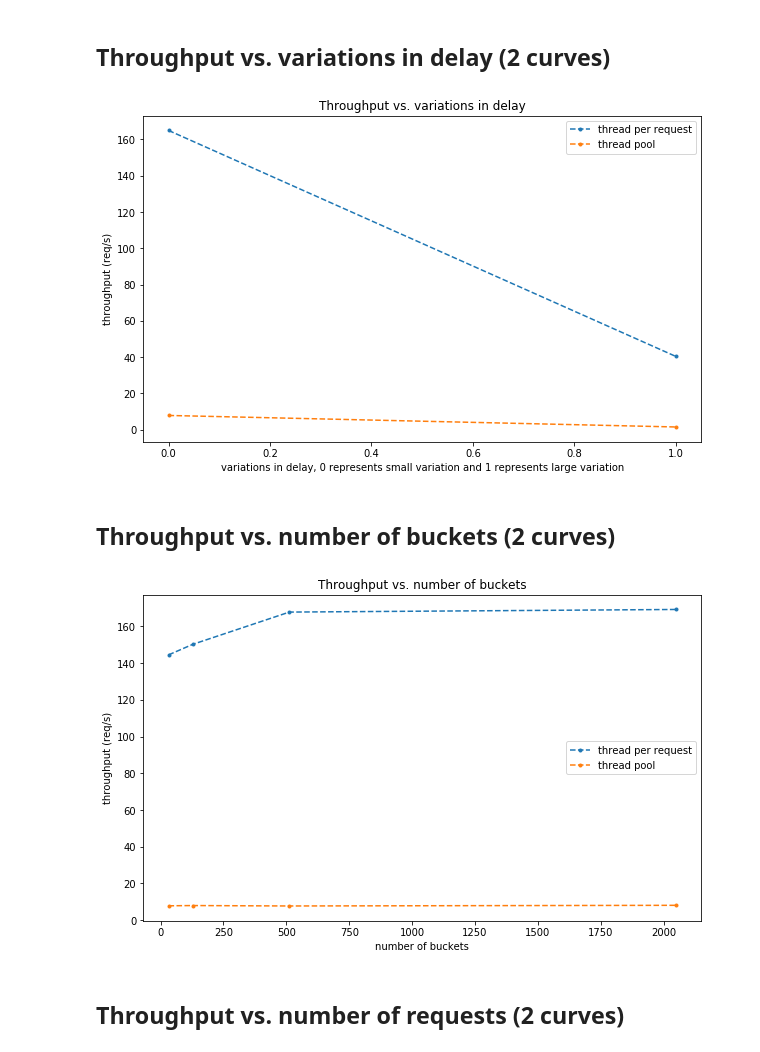
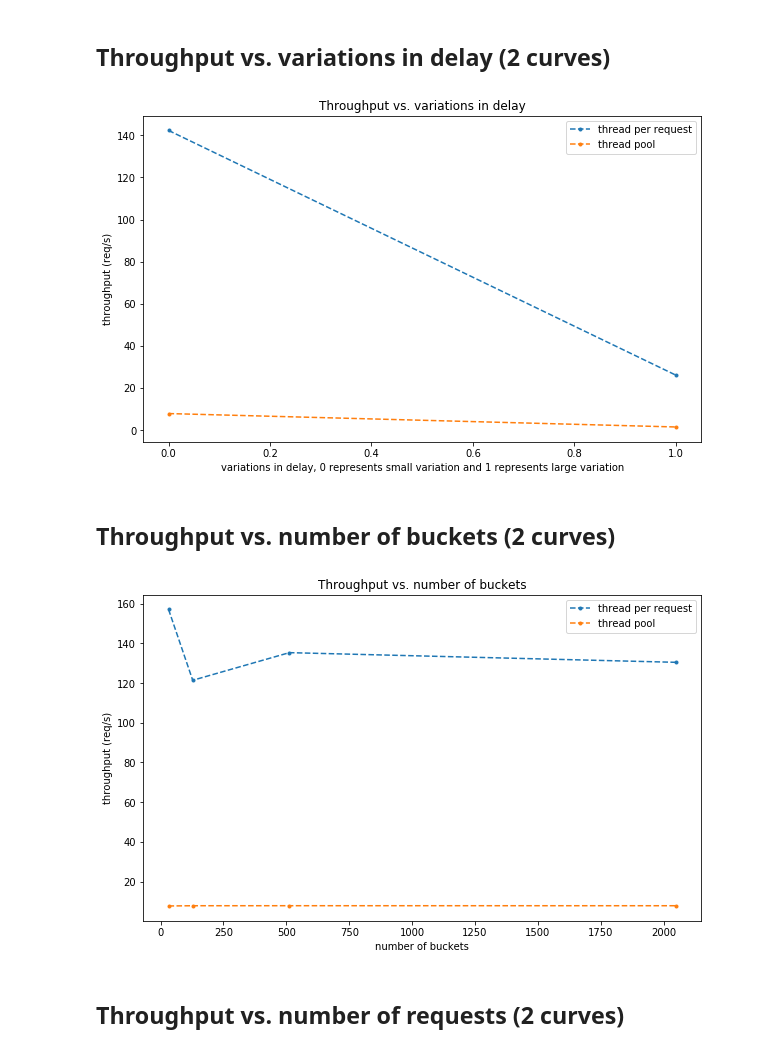
Before and after one commit to dreamGirl1996/multi_thread, a Jupyter notebook: testing/test_plots.ipynb, the cells around one changed output. Cells and saved outputs as stored; diff of their text form; code cells hidden in the pictures.

```diff
--- a/testing/test_plots.ipynb
+++ b/testing/test_plots.ipynb
@@ -22,8 +24,8 @@ plt.show()
 # %% [markdown]
 ## Throughput vs. variations in delay (2 curves)
 # %%
-throughput_pr = np.array([164.949, 40.39561])
-throughput_tp = np.array([7.85957, 1.50769])
+throughput_pr = np.array([142.314, 26.0762])
+throughput_tp = np.array([7.82676, 1.45316])
 core = np.array([0,1])
 
 plt.figure(figsize=(10, 6))
@@ -35,24 +37,24 @@ plt.ylabel('throughput (req/s)')
 plt.title('Throughput vs. variations in delay')
 plt.show()
 # %% [output]
-[figure, old version]
+[figure, new version]
 # %% [markdown]
 ## Throughput vs. number of buckets (2 curves)
 # %%
-throughput_pr = np.array([144.509, 150.253, 167.834, 169.26])
-throughput_tp = np.array([7.76162, 7.90273, 7.67094, 8.03119])
+throughput_pr = np.array([157.036, 121.372, 135.288, 130.42])
+throughput_tp = np.array([7.70693, 7.82961, 7.83958, 7.83216])
 core = np.array([32, 128, 512, 2048])
 
 plt.figure(figsize=(10, 6))
 plt.plot(core, throughput_pr, '.--', label='thread per request')
 plt.plot(core, throughput_tp, '.--', label='thread pool')
 plt.legend()
 plt.xlabel('number of buckets')
 plt.ylabel('throughput (req/s)')
 plt.title('Throughput vs. number of buckets')
 plt.show()
 # %% [output]
-[figure, old version]
+[figure, new version]
 # %% [markdown]
 ## Throughput vs. number of requests (2 curves)
 # %%
```
Also changed, not shown: parts of 3 cells of this notebook, 4 other files.
